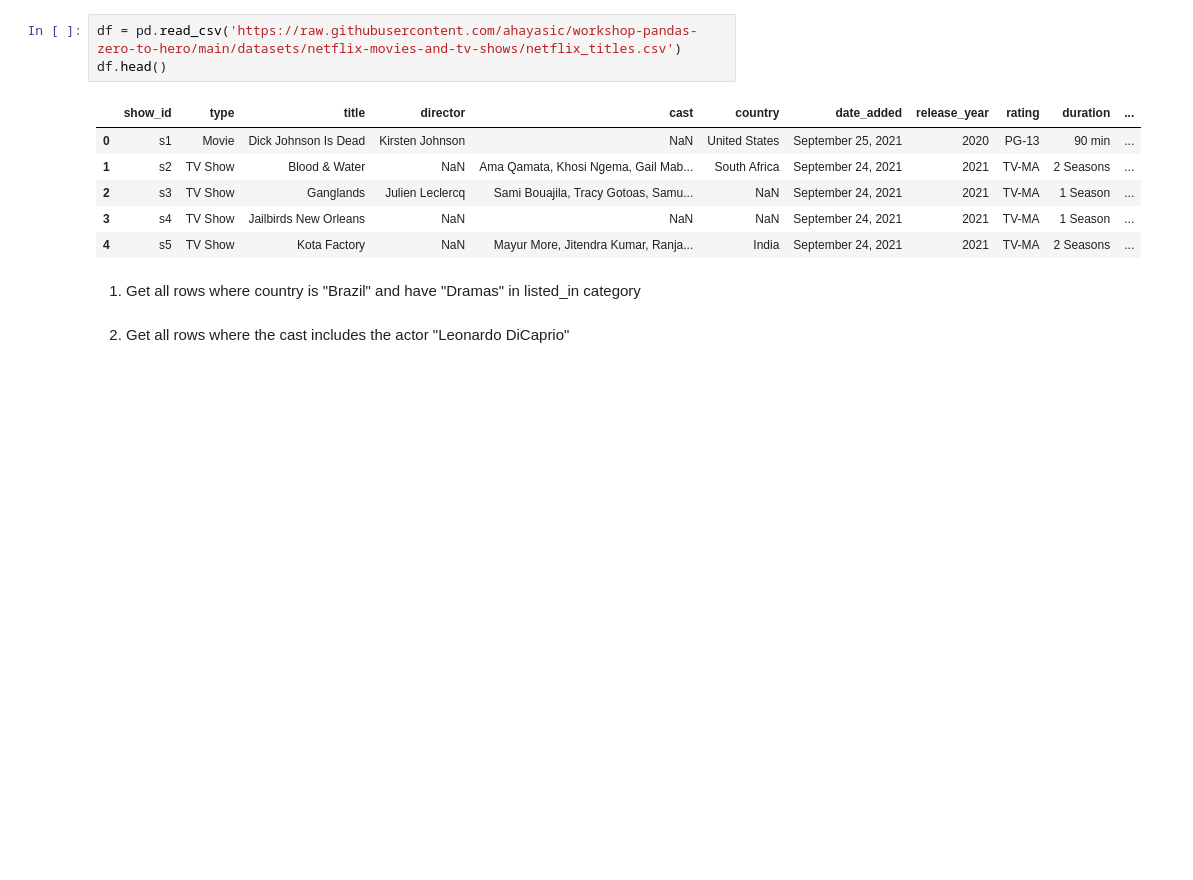
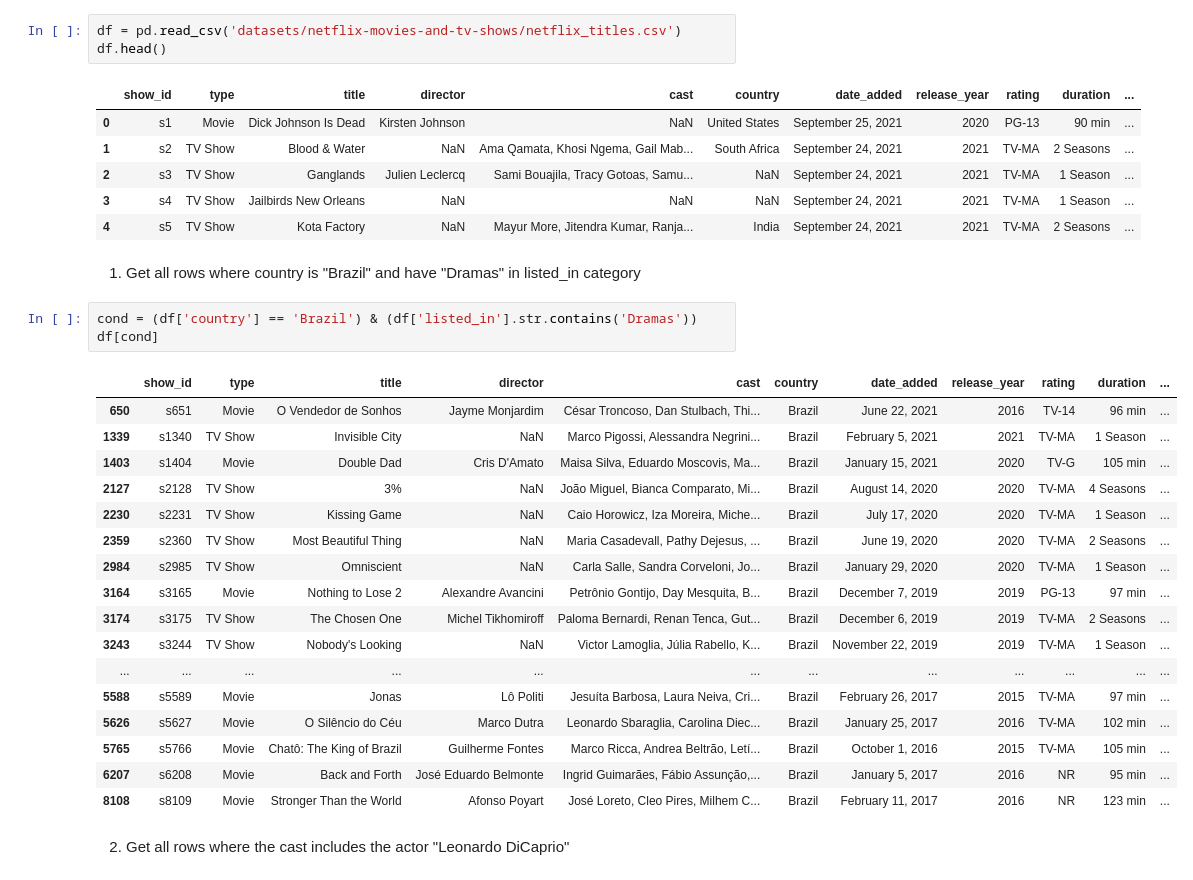
Before and after one commit to ahayasic/workshop-pandas-zero-to-hero, a Jupyter notebook: 02-string-manipulation.ipynb, the cells around one changed output. Drawn from its saved outputs; the diff is of its cells as text; blank space fills up the shorter version.

```diff
--- a/02-string-manipulation.ipynb
+++ b/02-string-manipulation.ipynb
@@ -380,5 +386,5 @@ These questions refer to a dataset containing information on the type, cast, dir
 # %%
-df = pd.read_csv('https://raw.githubusercontent.com/ahayasic/workshop-pandas-zero-to-hero/main/datasets/netflix-movies-and-tv-shows/netflix_titles.csv')
+df = pd.read_csv('datasets/netflix-movies-and-tv-shows/netflix_titles.csv')
 df.head()
 # %% [output]
 |  | show_id | type | title | director | cast | country | date_added | release_year | rating | duration | ... |
@@ -389,5 +395,26 @@ df.head()
 | 4 | s5 | TV Show | Kota Factory | NaN | Mayur More, Jitendra Kumar, Ranja... | India | September 24, 2021 | 2021 | TV-MA | 2 Seasons | ... |
 # %% [markdown]
 1. Get all rows where country is "Brazil" and have "Dramas" in listed_in category
+# %%
+cond = (df['country'] == 'Brazil') & (df['listed_in'].str.contains('Dramas'))
+df[cond]
+# %% [output]
+|  | show_id | type | title | director | cast | country | date_added | release_year | rating | duration | ... |
+| 650 | s651 | Movie | O Vendedor de Sonhos | Jayme Monjardim | César Troncoso, Dan Stulbach, Thi... | Brazil | June 22, 2021 | 2016 | TV-14 | 96 min | ... |
+| 1339 | s1340 | TV Show | Invisible City | NaN | Marco Pigossi, Alessandra Negrini... | Brazil | February 5, 2021 | 2021 | TV-MA | 1 Season | ... |
+| 1403 | s1404 | Movie | Double Dad | Cris D'Amato | Maisa Silva, Eduardo Moscovis, Ma... | Brazil | January 15, 2021 | 2020 | TV-G | 105 min | ... |
+| 2127 | s2128 | TV Show | 3% | NaN | João Miguel, Bianca Comparato, Mi... | Brazil | August 14, 2020 | 2020 | TV-MA | 4 Seasons | ... |
+| 2230 | s2231 | TV Show | Kissing Game | NaN | Caio Horowicz, Iza Moreira, Miche... | Brazil | July 17, 2020 | 2020 | TV-MA | 1 Season | ... |
+| 2359 | s2360 | TV Show | Most Beautiful Thing | NaN | Maria Casadevall, Pathy Dejesus, ... | Brazil | June 19, 2020 | 2020 | TV-MA | 2 Seasons | ... |
+| 2984 | s2985 | TV Show | Omniscient | NaN | Carla Salle, Sandra Corveloni, Jo... | Brazil | January 29, 2020 | 2020 | TV-MA | 1 Season | ... |
+| 3164 | s3165 | Movie | Nothing to Lose 2 | Alexandre Avancini | Petrônio Gontijo, Day Mesquita, B... | Brazil | December 7, 2019 | 2019 | PG-13 | 97 min | ... |
+| 3174 | s3175 | TV Show | The Chosen One | Michel Tikhomiroff | Paloma Bernardi, Renan Tenca, Gut... | Brazil | December 6, 2019 | 2019 | TV-MA | 2 Seasons | ... |
+| 3243 | s3244 | TV Show | Nobody's Looking | NaN | Victor Lamoglia, Júlia Rabello, K... | Brazil | November 22, 2019 | 2019 | TV-MA | 1 Season | ... |
+| ... | ... | ... | ... | ... | ... | ... | ... | ... | ... | ... | ... |
+| 5588 | s5589 | Movie | Jonas | Lô Politi | Jesuíta Barbosa, Laura Neiva, Cri... | Brazil | February 26, 2017 | 2015 | TV-MA | 97 min | ... |
+| 5626 | s5627 | Movie | O Silêncio do Céu | Marco Dutra | Leonardo Sbaraglia, Carolina Diec... | Brazil | January 25, 2017 | 2016 | TV-MA | 102 min | ... |
+| 5765 | s5766 | Movie | Chatô: The King of Brazil | Guilherme Fontes | Marco Ricca, Andrea Beltrão, Letí... | Brazil | October 1, 2016 | 2015 | TV-MA | 105 min | ... |
+| 6207 | s6208 | Movie | Back and Forth | José Eduardo Belmonte | Ingrid Guimarães, Fábio Assunção,... | Brazil | January 5, 2017 | 2016 | NR | 95 min | ... |
+| 8108 | s8109 | Movie | Stronger Than the World | Afonso Poyart | José Loreto, Cleo Pires, Milhem C... | Brazil | February 11, 2017 | 2016 | NR | 123 min | ... |
 # %% [markdown]
 2. Get all rows where the cast includes the actor "Leonardo DiCaprio"
```
Also changed, not shown: parts of 16 cells of this notebook, 3 other files.
